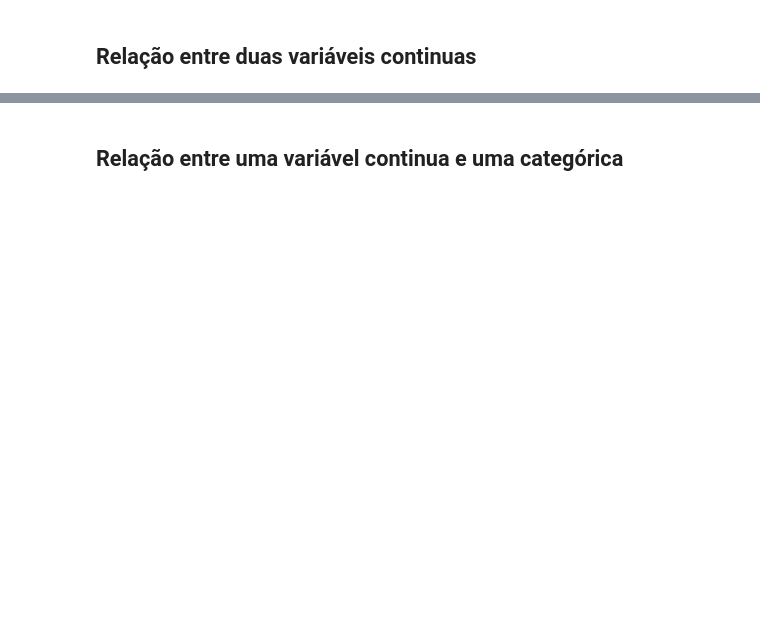
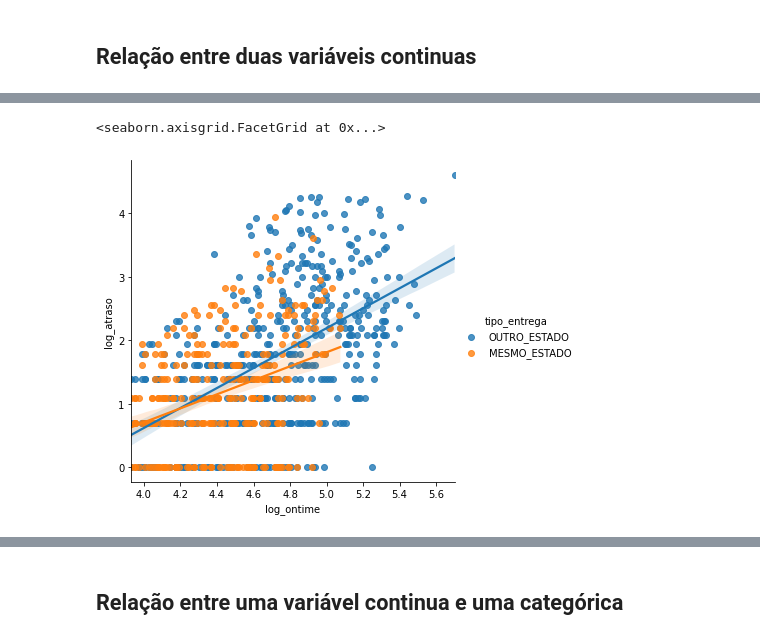
Before and after one commit to pedroteche-ih/64_PT_NOV202111, a Jupyter notebook: aulas/64 DA PT NOV-2021 Aula 20220303 EDA e Data Viz.ipynb, the cells around one changed output, grey strips where cells are left out. Drawn from its saved outputs; the diff is of its cells as text; code cells hidden in the pictures; blank space fills up the shorter version.

```diff
--- a/aulas/64 DA PT NOV-2021 Aula 20220303 EDA e Data Viz.ipynb
+++ b/aulas/64 DA PT NOV-2021 Aula 20220303 EDA e Data Viz.ipynb
@@ -142,0 +272,9 @@ sns.lmplot(data=tb_itens_atraso_pt_f, x='log_ontime', y='log_atraso', hue = 'tip
+# %%
+sns.lmplot(data=tb_itens_atraso_pt_f,
+           x='log_ontime',
+           y='log_atraso',
+           hue = 'tipo_entrega',
+          scatter)
+# %% [output]
+<seaborn.axisgrid.FacetGrid at 0x...>
+[figure, added]
```
Also changed, not shown: parts of 28 cells of this notebook, 1 other file.
